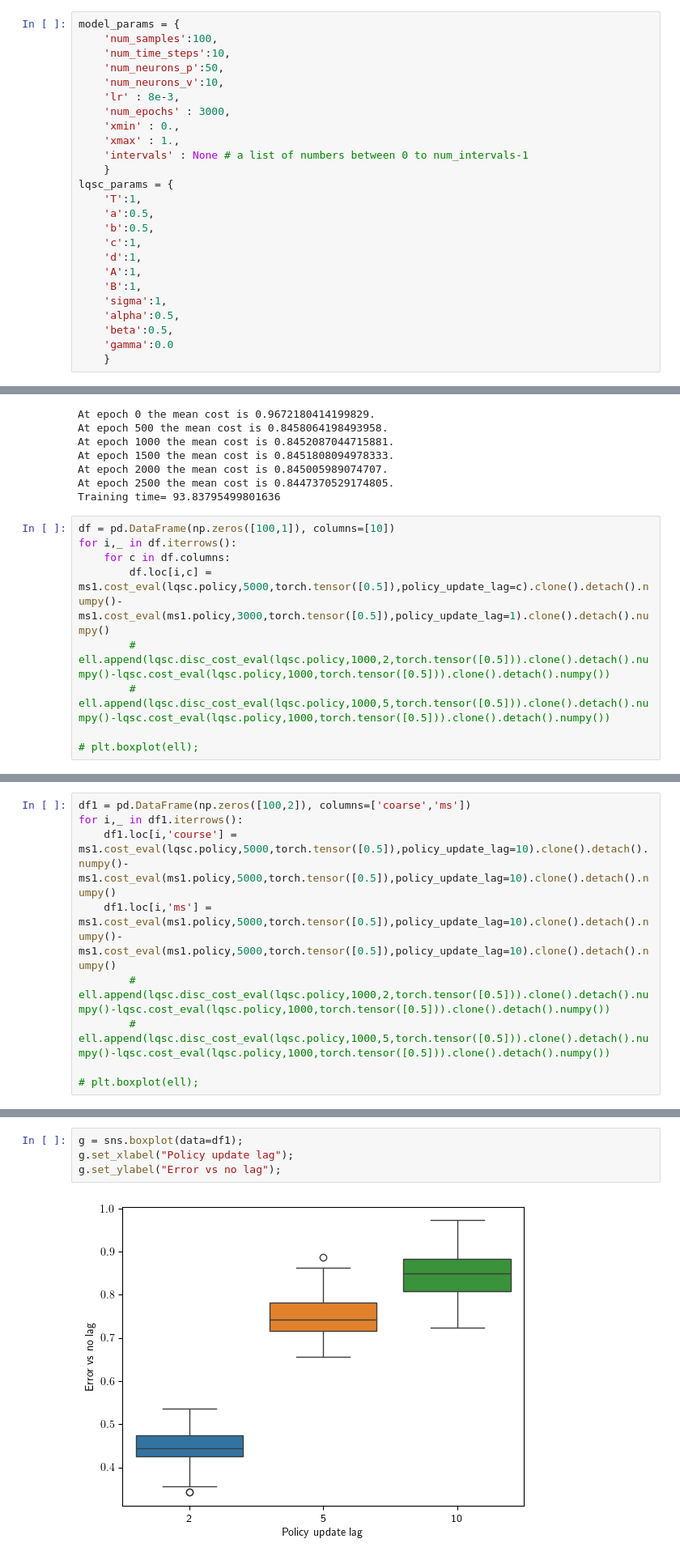
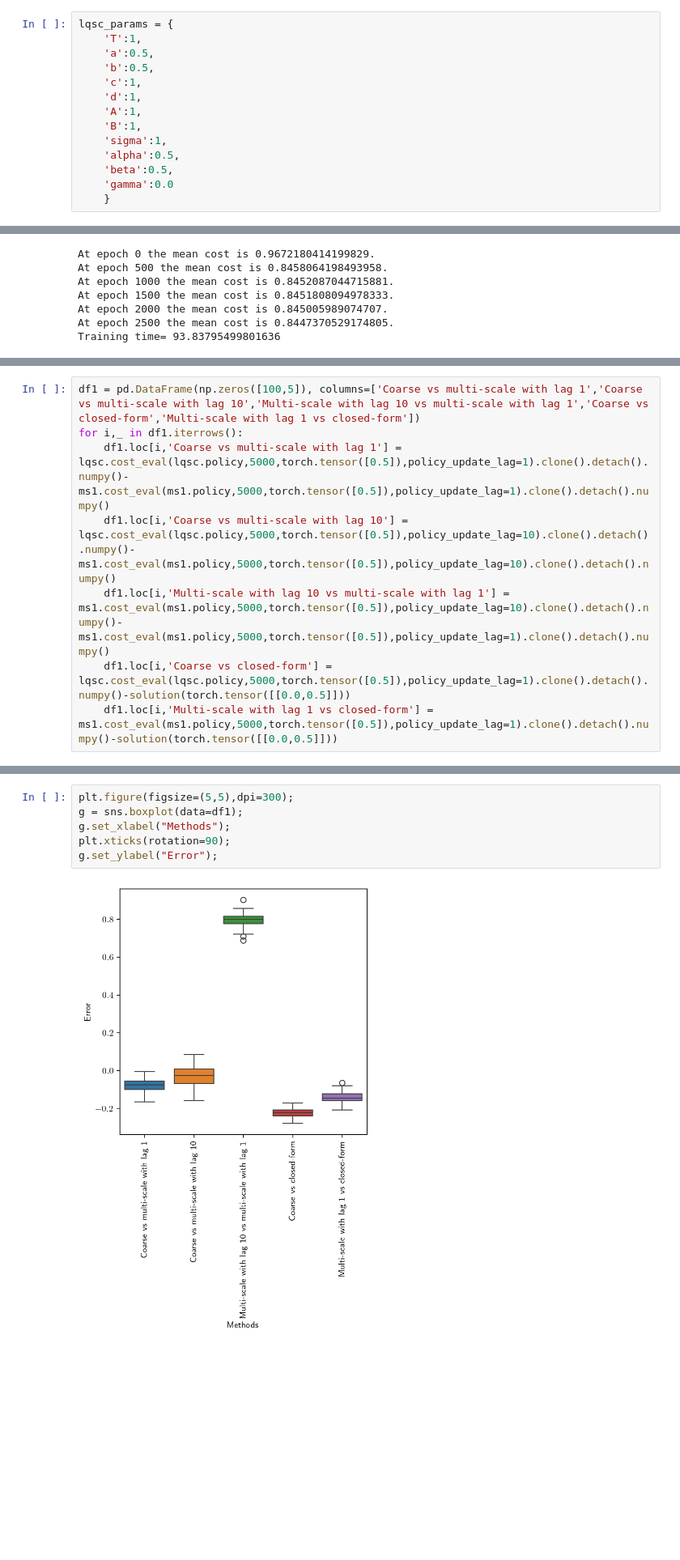
Before and after one commit to arashfahim/multiscale-PGM-for-stochastic-control, a Jupyter notebook: LQC/rewrite/LQC_Updated_v5.ipynb, the cells around one changed output, grey strips where cells are left out. Shown at 81% size. Saved outputs shown, nothing was run; the diff lists cells and outputs as text; blank space fills up the shorter version.

Commit message:
Data frame

```diff
--- a/LQC/rewrite/LQC_Updated_v5.ipynb
+++ b/LQC/rewrite/LQC_Updated_v5.ipynb
@@ -50,15 +50,4 @@ import pandas as pd
 # %%
-model_params = {
-    'num_samples':100,
-    'num_time_steps':10,
-    'num_neurons_p':50,
-    'num_neurons_v':10,
-    'lr' : 8e-3,
-    'num_epochs' : 3000,
-    'xmin' : 0.,
-    'xmax' : 1.,
-    'intervals' : None # a list of numbers between 0 to num_intervals-1
-    }
 lqsc_params = {
     'T':1,
     'a':0.5,
@@ -794,12 +783,3 @@ At epoch 1500 the mean cost is 0.8451808094978333.
 At epoch 2000 the mean cost is 0.845005989074707.
 At epoch 2500 the mean cost is 0.8447370529174805.
 Training time= 93.83795499801636
-# %%
-df = pd.DataFrame(np.zeros([100,1]), columns=[10])
-for i,_ in df.iterrows():
-    for c in df.columns:
-        df.loc[i,c] = ms1.cost_eval(lqsc.policy,5000,torch.tensor([0.5]),policy_update_lag=c).clone().detach().numpy()-ms1.cost_eval(ms1.policy,3000,torch.tensor([0.5]),policy_update_lag=1).clone().detach().numpy()
-        # ell.append(lqsc.disc_cost_eval(lqsc.policy,1000,2,torch.tensor([0.5])).clone().detach().numpy()-lqsc.cost_eval(lqsc.policy,1000,torch.tensor([0.5])).clone().detach().numpy())
-        # ell.append(lqsc.disc_cost_eval(lqsc.policy,1000,5,torch.tensor([0.5])).clone().detach().numpy()-lqsc.cost_eval(lqsc.policy,1000,torch.tensor([0.5])).clone().detach().numpy())
-
-# plt.boxplot(ell);
@@ -812,9 +786,8 @@ g.set_ylabel("Error vs no lag");
 # %%
-df1 = pd.DataFrame(np.zeros([100,2]), columns=['coarse','ms'])
+df1 = pd.DataFrame(np.zeros([100,5]), columns=['Coarse vs multi-scale with lag 1','Coarse vs multi-scale with lag 10','Multi-scale with lag 10 vs multi-scale with lag 1','Coarse vs closed-form','Multi-scale with lag 1 vs closed-form'])
 for i,_ in df1.iterrows():
-    df1.loc[i,'course'] = ms1.cost_eval(lqsc.policy,5000,torch.tensor([0.5]),policy_update_lag=10).clone().detach().numpy()-ms1.cost_eval(ms1.policy,5000,torch.tensor([0.5]),policy_update_lag=10).clone().detach().numpy()
-    df1.loc[i,'ms'] = ms1.cost_eval(ms1.policy,5000,torch.tensor([0.5]),policy_update_lag=10).clone().detach().numpy()-ms1.cost_eval(ms1.policy,5000,torch.tensor([0.5]),policy_update_lag=10).clone().detach().numpy()
-        # ell.append(lqsc.disc_cost_eval(lqsc.policy,1000,2,torch.tensor([0.5])).clone().detach().numpy()-lqsc.cost_eval(lqsc.policy,1000,torch.tensor([0.5])).clone().detach().numpy())
-        # ell.append(lqsc.disc_cost_eval(lqsc.policy,1000,5,torch.tensor([0.5])).clone().detach().numpy()-lqsc.cost_eval(lqsc.policy,1000,torch.tensor([0.5])).clone().detach().numpy())
-
-# plt.boxplot(ell);
+    df1.loc[i,'Coarse vs multi-scale with lag 1'] = lqsc.cost_eval(lqsc.policy,5000,torch.tensor([0.5]),policy_update_lag=1).clone().detach().numpy()-ms1.cost_eval(ms1.policy,5000,torch.tensor([0.5]),policy_update_lag=1).clone().detach().numpy()
+    df1.loc[i,'Coarse vs multi-scale with lag 10'] = lqsc.cost_eval(lqsc.policy,5000,torch.tensor([0.5]),policy_update_lag=10).clone().detach().numpy()-ms1.cost_eval(ms1.policy,5000,torch.tensor([0.5]),policy_update_lag=10).clone().detach().numpy()
+    df1.loc[i,'Multi-scale with lag 10 vs multi-scale with lag 1'] = ms1.cost_eval(ms1.policy,5000,torch.tensor([0.5]),policy_update_lag=10).clone().detach().numpy()-ms1.cost_eval(ms1.policy,5000,torch.tensor([0.5]),policy_update_lag=1).clone().detach().numpy()
+    df1.loc[i,'Coarse vs closed-form'] = lqsc.cost_eval(lqsc.policy,5000,torch.tensor([0.5]),policy_update_lag=1).clone().detach().numpy()-solution(torch.tensor([[0.0,0.5]]))
+    df1.loc[i,'Multi-scale with lag 1 vs closed-form'] = ms1.cost_eval(ms1.policy,5000,torch.tensor([0.5]),policy_update_lag=1).clone().detach().numpy()-solution(torch.tensor([[0.0,0.5]]))
@@ -821,6 +796,8 @@ for i,_ in df1.iterrows():
 # %%
+plt.figure(figsize=(5,5),dpi=300);
 g = sns.boxplot(data=df1);
-g.set_xlabel("Policy update lag");
-g.set_ylabel("Error vs no lag");
+g.set_xlabel("Methods");
+plt.xticks(rotation=90);
+g.set_ylabel("Error");
 # %% [output]
-[figure, old version]
+[figure, new version]
```
Also changed, not shown: parts of 15 cells of this notebook, 1 other file.
